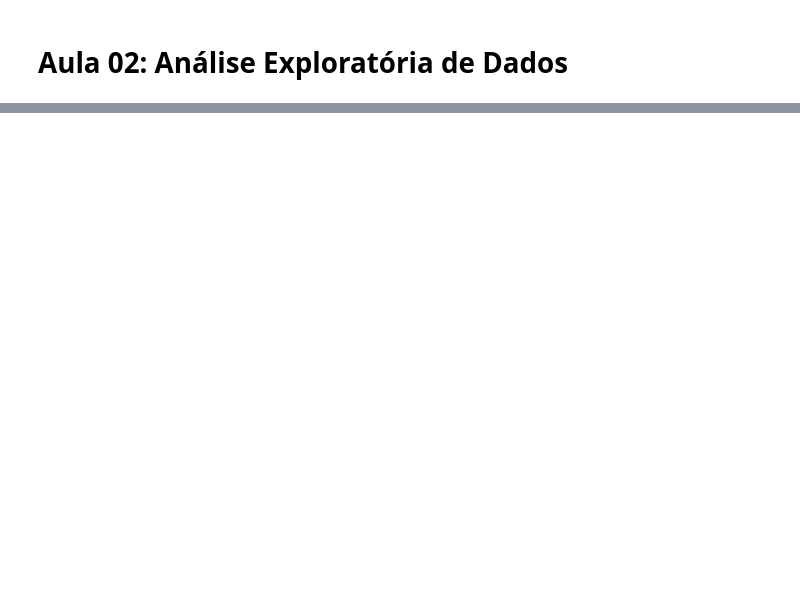
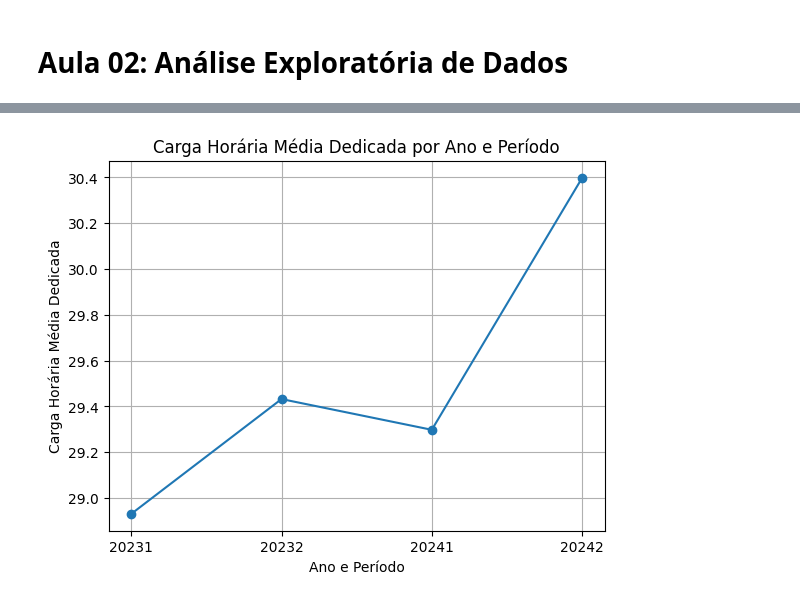
Before and after one commit to helena-varela/Dados-UFRN, a Jupyter notebook: Mini_curso_Ciência_de_Dados.ipynb, the cells around one changed output, grey strips where cells are left out. Cells and saved outputs as stored; diff of their text form; code cells hidden in the pictures; blank space fills up the shorter version.

```diff
--- a/Mini_curso_Ciência_de_Dados.ipynb
+++ b/Mini_curso_Ciência_de_Dados.ipynb
@@ -259,0 +371,16 @@ memory usage: 9.5+ MB
+# %%
+# Agrupar por ano e período e calcular a média da carga horária dedicada
+carga_horaria_por_periodo = df.groupby(['ano', 'periodo'])['ch_dedicada_periodo'].mean().reset_index()
+
+# Combinar ano e período para o eixo x
+carga_horaria_por_periodo['ano_periodo'] = carga_horaria_por_periodo['ano'].astype(str) + carga_horaria_por_periodo['periodo'].astype(str)
+
+# Plotar o gráfico de linha
+plt.plot(carga_horaria_por_periodo['ano_periodo'], carga_horaria_por_periodo['ch_dedicada_periodo'], marker='o')
+plt.title("Carga Horária Média Dedicada por Ano e Período")
+plt.xlabel("Ano e Período")
+plt.ylabel("Carga Horária Média Dedicada")
+plt.grid(True)
+plt.show()
+# %% [output]
+[figure, added]
```
Also changed, not shown: parts of 30 cells of this notebook.
